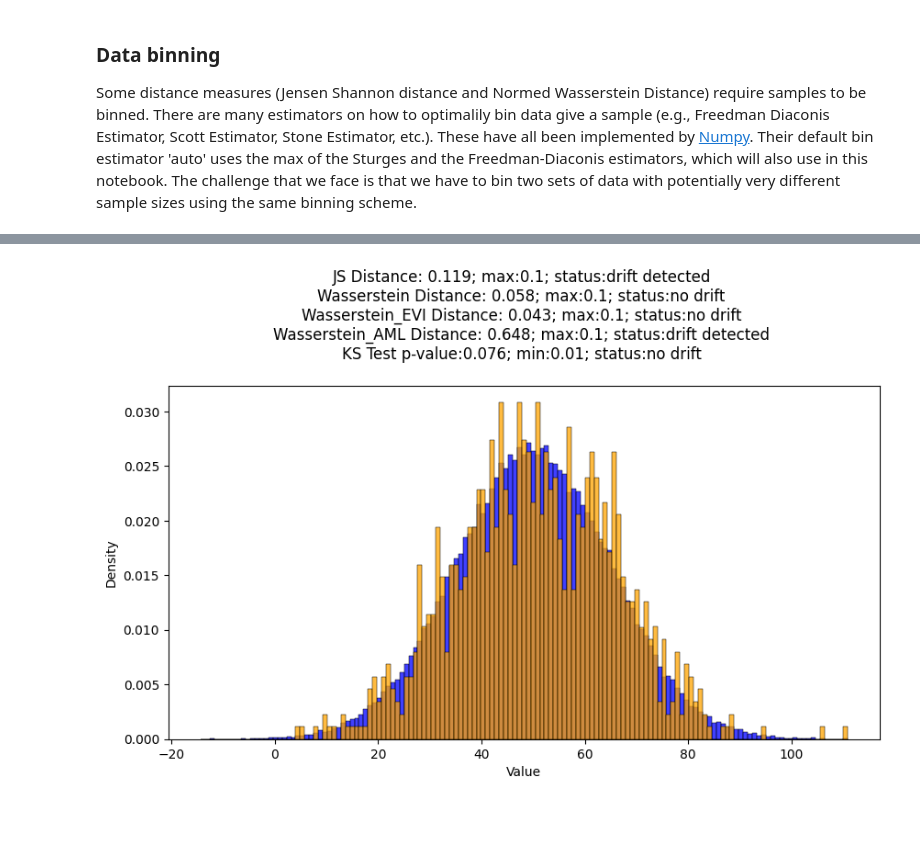
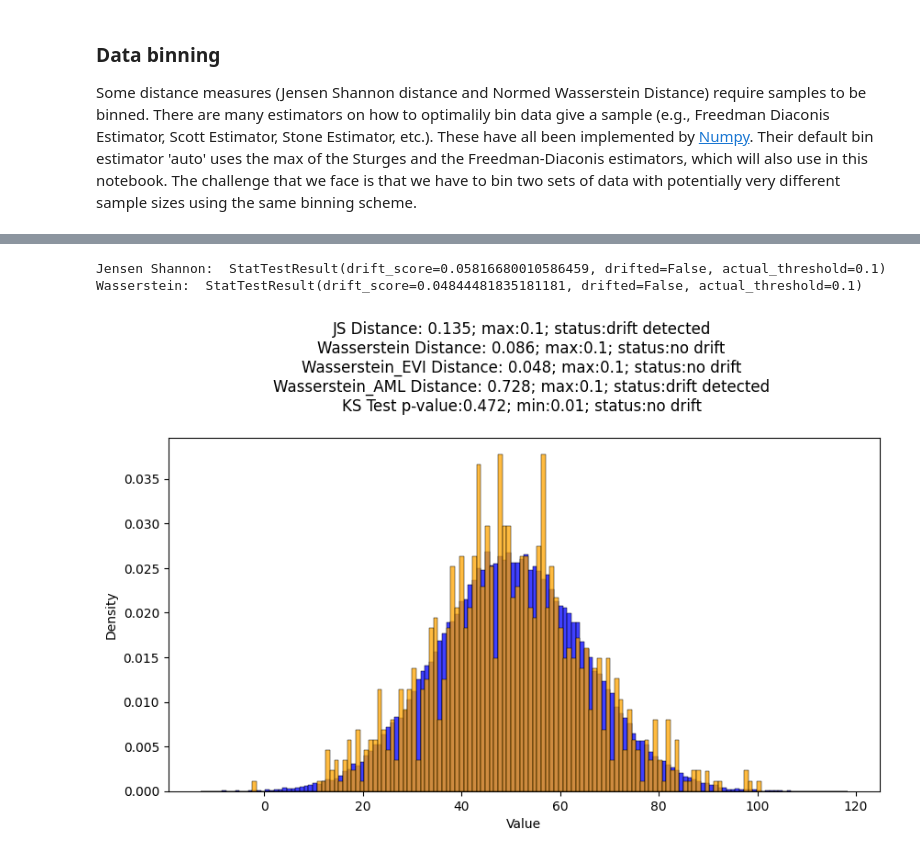
Before and after one commit to perezbecker/data_drift, a Jupyter notebook: checking_evidently.ipynb, the cells around one changed output, grey strips where cells are left out. Cells and saved outputs as stored; diff of their text form; code cells hidden in the pictures; blank space fills up the shorter version.

```diff
--- a/checking_evidently.ipynb
+++ b/checking_evidently.ipynb
@@ -49,9 +65,15 @@ g = numerical_data_distribution_plot(x2, w2, bin_strategy='evi')
 # %%
 x3 = np.random.normal(50, 15, observations) # reference
 w3 = np.random.normal(50, 15, int(observations/100)) # 100 fewer samples than x3
+x3_series = pd.Series(x3)
+w3_series = pd.Series(w3)
+print("Jensen Shannon: ", jensenshannon_stat_test(x3_series, w3_series, feature_type='num', threshold=0.1))
+print("Wasserstein: ", wasserstein_stat_test(x3_series, w3_series, feature_type='num', threshold=0.1))
 g = numerical_data_distribution_plot(x3, w3, bin_strategy='max')
 # %% [output]
+Jensen Shannon:  StatTestResult(drift_score=0.05816680010586459, drifted=False, actual_threshold=0.1)
+Wasserstein:  StatTestResult(drift_score=0.04844481835181181, drifted=False, actual_threshold=0.1)
-[figure, old version]
+[figure, new version]
 # %%
 g = numerical_data_distribution_plot(x3, w3, bin_strategy='min')
 # %% [output]
```
Also changed, not shown: parts of 12 cells of this notebook, 2 other files.
